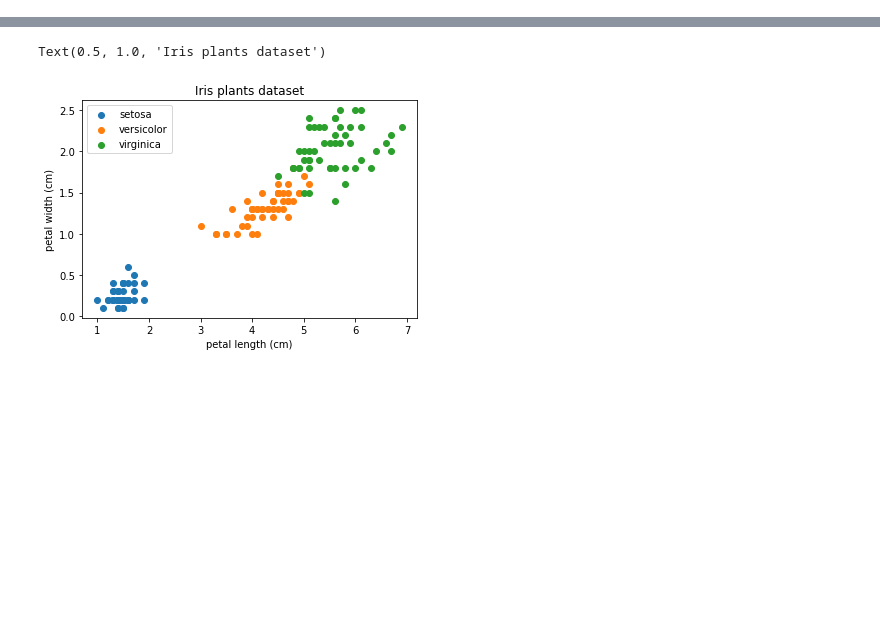
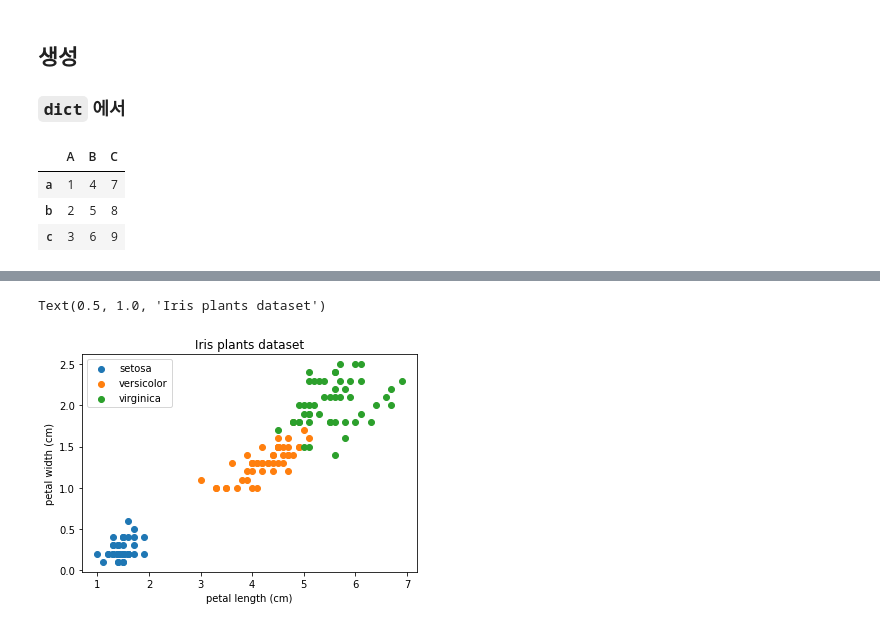
Before and after one commit to Siheon-Park/KSOP, a Jupyter notebook: 2021-10-23-linear_regression.ipynb, the cells around one changed output, grey strips where cells are left out. Saved outputs shown, nothing was run; the diff lists cells and outputs as text; code cells hidden in the pictures; blank space fills up the shorter version.

```diff
--- a/2021-10-23-linear_regression.ipynb
+++ b/2021-10-23-linear_regression.ipynb
@@ -21,0 +27,11 @@ from matplotlib import pyplot as plt
+# %% [markdown]
+## 생성
+### `dict` 에서
+# %%
+data = {'A':[1, 2, 3], 'B':[4, 5, 6], 'C':[7, 8, 9]}
+DataFrame(data=data, index=['a', 'b', 'c'])
+# %% [output]
+|  | A | B | C |
+| a | 1 | 4 | 7 |
+| b | 2 | 5 | 8 |
+| c | 3 | 6 | 9 |
```
Also changed, not shown: parts of 27 cells of this notebook, 1 other file.
